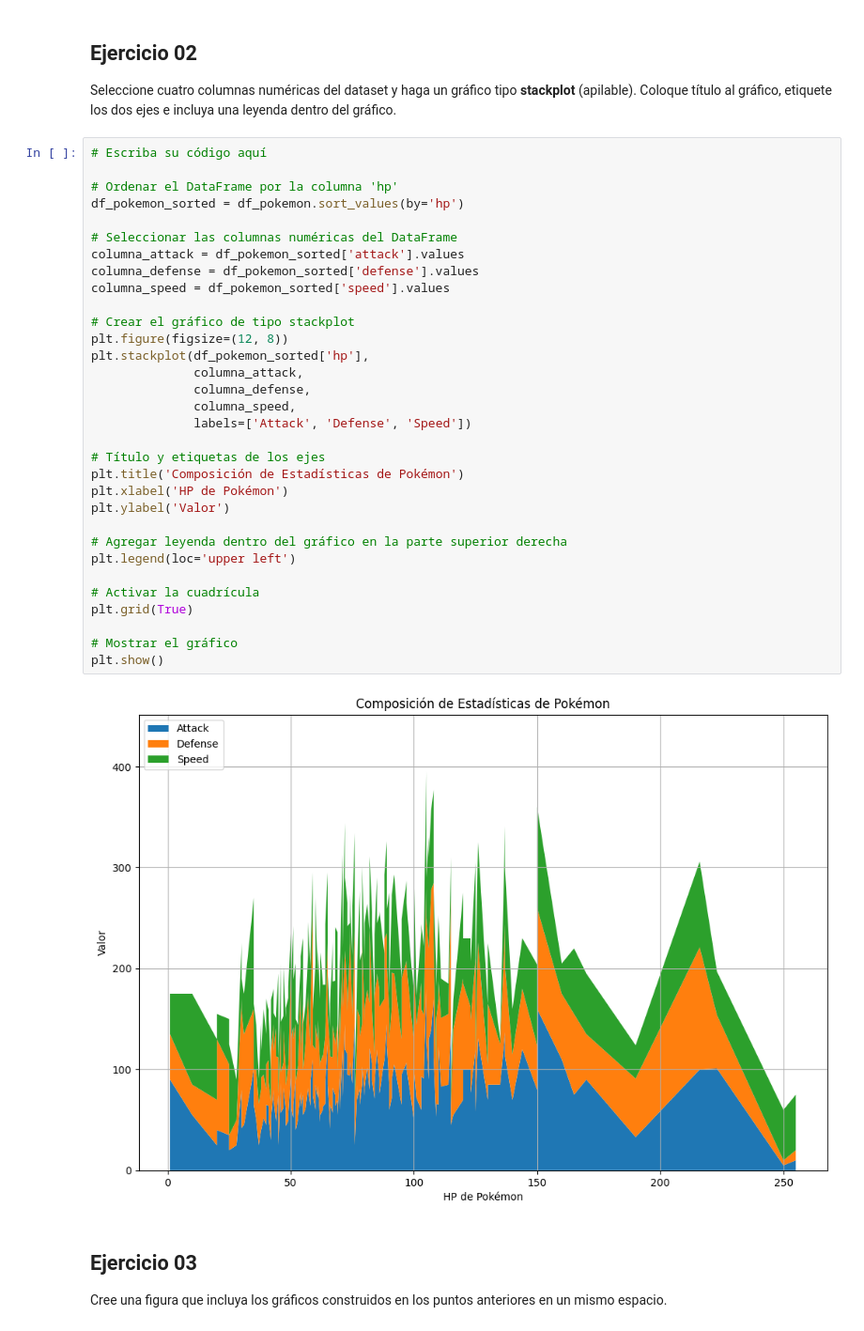
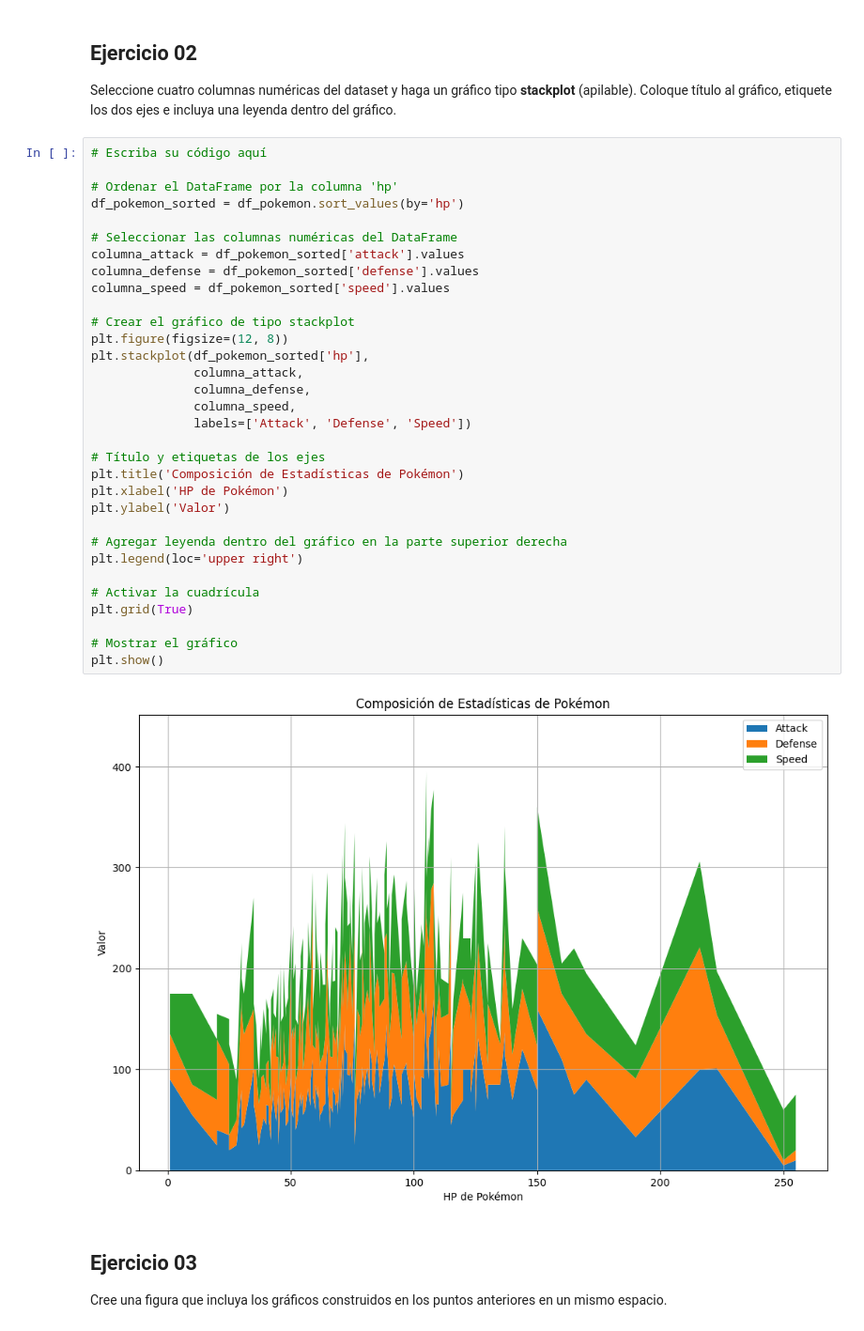
Before and after one commit to spalominor/programacionparaingenieria, a Jupyter notebook: SI04_PALOMINOs_v20240502.ipynb, the cells around one changed output. Shown at 94% size. Saved outputs shown, nothing was run; the diff lists cells and outputs as text.

```diff
--- a/SI04_PALOMINOs_v20240502.ipynb
+++ b/SI04_PALOMINOs_v20240502.ipynb
@@ -150,35 +150,35 @@ Seleccione cuatro columnas numéricas del dataset y haga un gráfico tipo **stac
 
 # Ordenar el DataFrame por la columna 'hp'
 df_pokemon_sorted = df_pokemon.sort_values(by='hp')
 
 # Seleccionar las columnas numéricas del DataFrame
 columna_attack = df_pokemon_sorted['attack'].values
 columna_defense = df_pokemon_sorted['defense'].values
 columna_speed = df_pokemon_sorted['speed'].values
 
 # Crear el gráfico de tipo stackplot
 plt.figure(figsize=(12, 8))
 plt.stackplot(df_pokemon_sorted['hp'],
               columna_attack,
               columna_defense,
               columna_speed,
               labels=['Attack', 'Defense', 'Speed'])
 
 # Título y etiquetas de los ejes
 plt.title('Composición de Estadísticas de Pokémon')
 plt.xlabel('HP de Pokémon')
 plt.ylabel('Valor')
 
 # Agregar leyenda dentro del gráfico en la parte superior derecha
-plt.legend(loc='upper left')
+plt.legend(loc='upper right')
 
 # Activar la cuadrícula
 plt.grid(True)
 
 # Mostrar el gráfico
 plt.show()
 # %% [output]
-[figure, old version]
+[figure, new version]
 # %% [markdown]
 ## Ejercicio 03
 
```
Also changed, not shown: parts of 1 cell of this notebook.
